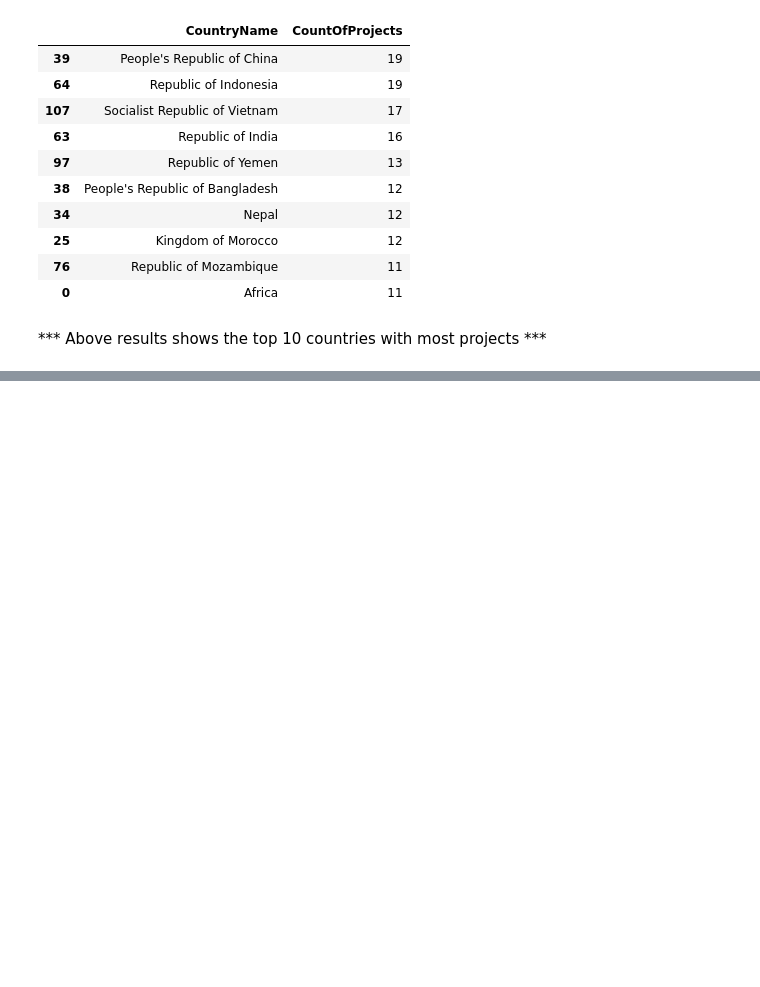
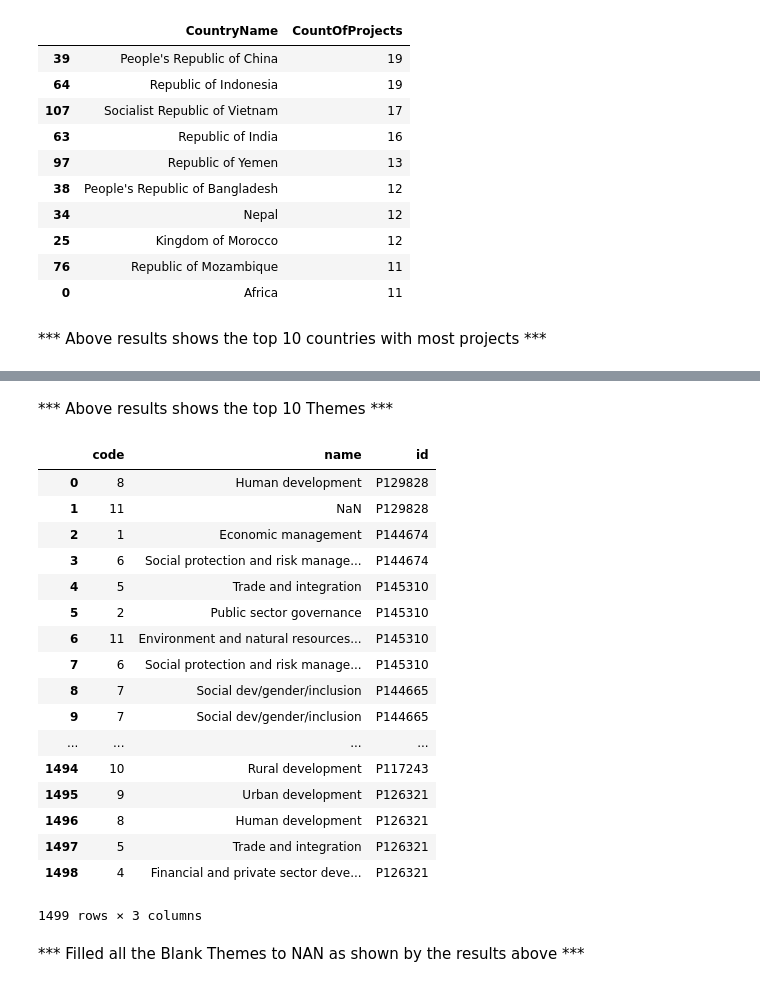
Before and after one commit to ravic1982/Springboard-Exercise, a Jupyter notebook: sliderule_dsi_json_exercise.ipynb, the cells around one changed output, grey strips where cells are left out. Drawn from its saved outputs; the diff is of its cells as text; code cells hidden in the pictures; blank space fills up the shorter version.

Commit message:
Updated JSON Exercise

```diff
--- a/sliderule_dsi_json_exercise.ipynb
+++ b/sliderule_dsi_json_exercise.ipynb
@@ -62,8 +62,7 @@ json_normalize(data, 'counties', ['state', 'shortname', ['info', 'governor']])
 + data source: http://jsonstudio.com/resources/
 # %%
 # load json as string
-data = json.load((open('data/world_bank_projects_less.json')))
-data
+json.load((open('data/world_bank_projects_less.json')))
 # %% [output]
 [{'_id': {'$oid': '52b213b38594d8a2be17c780'},
   'approvalfy': 1999,
@@ -157,0 +132,4 @@ Name: mjtheme_namecode, Length: 500, dtype: object
+# %%
+with open('data/world_bank_projects.json') as f:
+    raw = json.load(f)
+df_themes = json_normalize(raw, 'mjtheme_namecode', ['id'])
@@ -157,0 +152,2 @@ Name: mjtheme_namecode, Length: 500, dtype: object
+# %% [markdown]
+*** Above results shows the top 10 Themes ***
@@ -157,0 +156,25 @@ Name: mjtheme_namecode, Length: 500, dtype: object
+# %%
+df_themes = df_themes.replace('', np.nan, regex=True)
+# %%
+df_themes
+# %% [output]
+|  | code | name | id |
+| 0 | 8 | Human development | P129828 |
+| 1 | 11 | NaN | P129828 |
+| 2 | 1 | Economic management | P144674 |
+| 3 | 6 | Social protection and risk manage... | P144674 |
+| 4 | 5 | Trade and integration | P145310 |
+| 5 | 2 | Public sector governance | P145310 |
+| 6 | 11 | Environment and natural resources... | P145310 |
+| 7 | 6 | Social protection and risk manage... | P145310 |
+| 8 | 7 | Social dev/gender/inclusion | P144665 |
+| 9 | 7 | Social dev/gender/inclusion | P144665 |
+| ... | ... | ... | ... |
+| 1494 | 10 | Rural development | P117243 |
+| 1495 | 9 | Urban development | P126321 |
+| 1496 | 8 | Human development | P126321 |
+| 1497 | 5 | Trade and integration | P126321 |
+| 1498 | 4 | Financial and private sector deve... | P126321 |
+1499 rows × 3 columns
+# %% [markdown]
+*** Filled all the Blank Themes to NAN as shown by the results above ***
```
Also changed, not shown: parts of 4 cells of this notebook.
